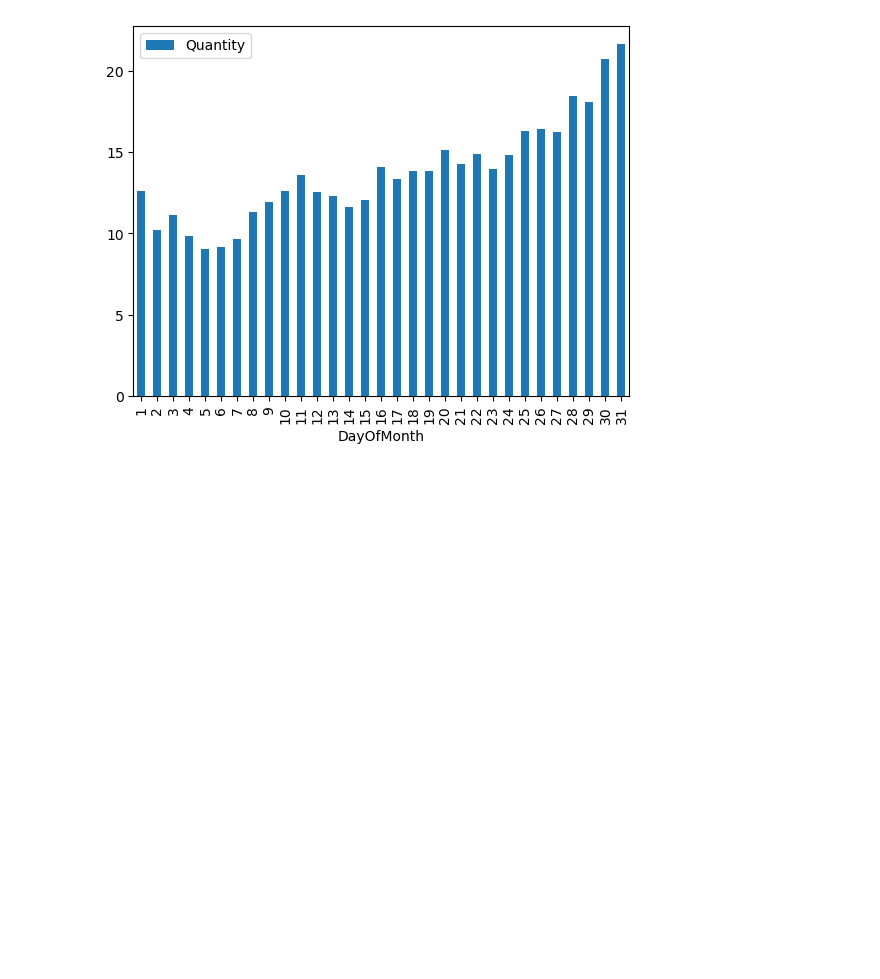
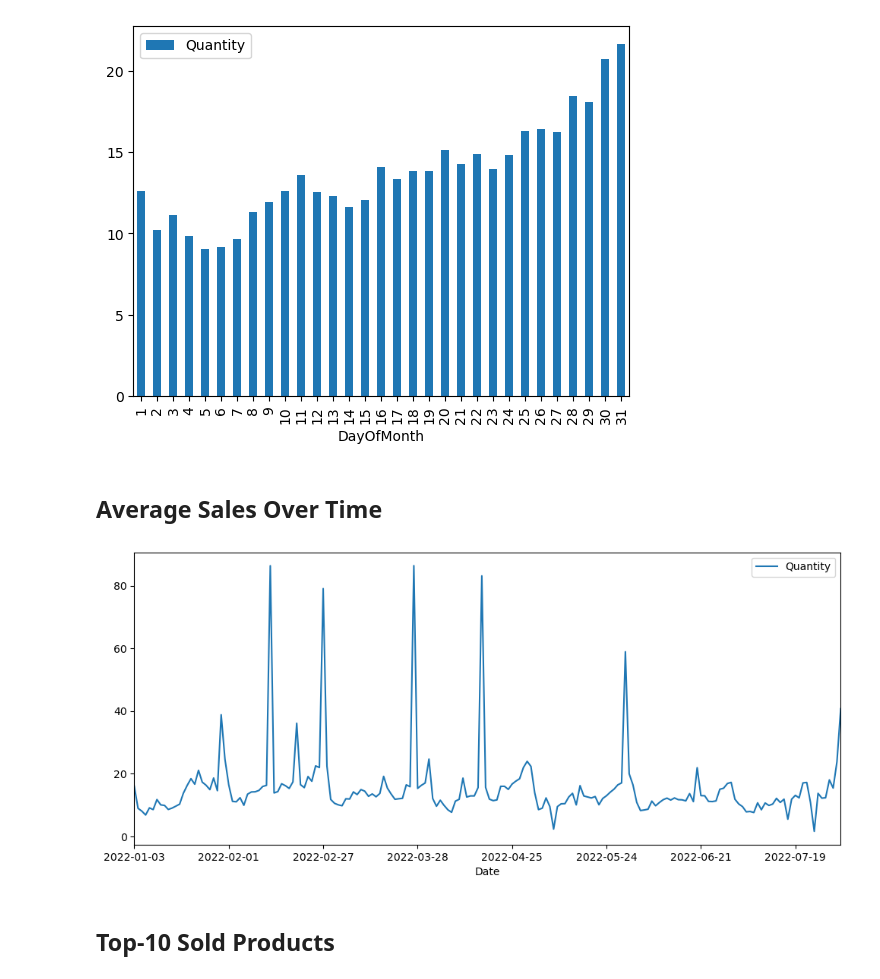
Before and after one commit to EliuthLoga/ABInBevAnalytics, a Jupyter notebook: com/analitics/DataDescriptionReport.ipynb, the cells around one changed output. Drawn from its saved outputs; the diff is of its cells as text; code cells hidden in the pictures; blank space fills up the shorter version.

Commit message:
Improved data description.

```diff
--- a/com/analitics/DataDescriptionReport.ipynb
+++ b/com/analitics/DataDescriptionReport.ipynb
@@ -305,3 +308,14 @@ quantity_per_day_month_df.sort_values(by=[DAY_OF_MONTH], axis=0, ascending=True)
 # %% [output]
 <AxesSubplot:xlabel='DayOfMonth'>
 [figure]
+# %% [markdown]
+## Average Sales Over Time
+# %%
+util.aggregate_data_frame(
+    aggregated_df[[QUANTITY, DATE]],
+    "mean",
+    DATE).plot(figsize=(12,5)).autoscale(axis="x",tight=True)
+# %% [output]
+[figure, added]
+# %% [markdown]
+## Top-10 Sold Products
```
Also changed, not shown: parts of 21 cells of this notebook.
